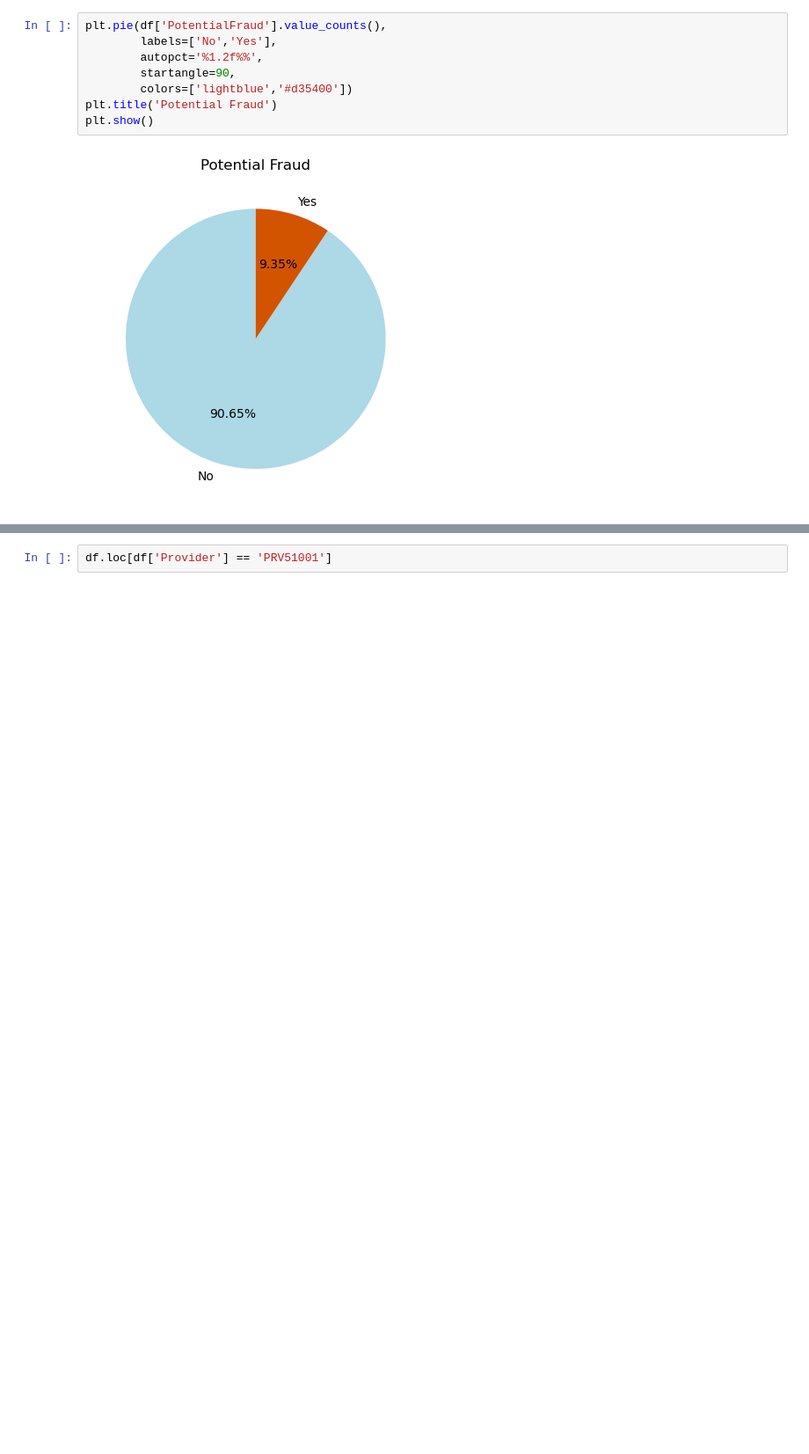
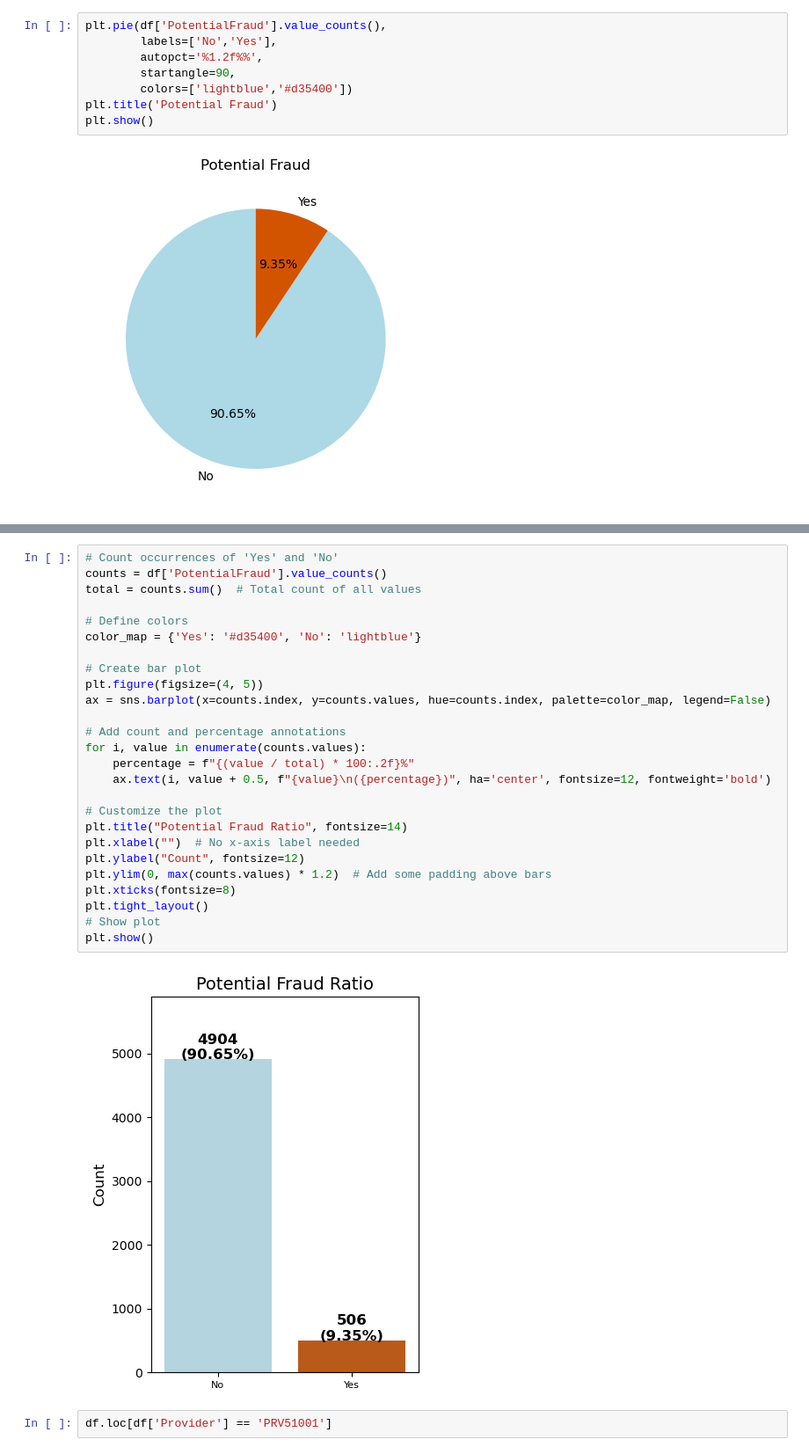
Before and after one commit to ChTomer/MyCapstone, a Jupyter notebook: HealthCareFraudProjectPitch/4train.ipynb, the cells around one changed output, grey strips where cells are left out. Shown at 88% size. Saved outputs shown, nothing was run; the diff lists cells and outputs as text; blank space fills up the shorter version.

```diff
--- a/HealthCareFraudProjectPitch/4train.ipynb
+++ b/HealthCareFraudProjectPitch/4train.ipynb
@@ -98,3 +95,31 @@ Passing `palette` without assigning `hue` is deprecated and will be removed in v
+# %%
+# Count occurrences of 'Yes' and 'No'
+counts = df['PotentialFraud'].value_counts()
+total = counts.sum()  # Total count of all values
+
+# Define colors
+color_map = {'Yes': '#d35400', 'No': 'lightblue'}
+
+# Create bar plot
+plt.figure(figsize=(4, 5))
+ax = sns.barplot(x=counts.index, y=counts.values, hue=counts.index, palette=color_map, legend=False)
+
+# Add count and percentage annotations
+for i, value in enumerate(counts.values):
+    percentage = f"{(value / total) * 100:.2f}%"
+    ax.text(i, value + 0.5, f"{value}\n({percentage})", ha='center', fontsize=12, fontweight='bold')
+
+# Customize the plot
+plt.title("Potential Fraud Ratio", fontsize=14)
+plt.xlabel("")  # No x-axis label needed
+plt.ylabel("Count", fontsize=12)
+plt.ylim(0, max(counts.values) * 1.2)  # Add some padding above bars
+plt.xticks(fontsize=8)
+plt.tight_layout()
+# Show plot
+plt.show()
+# %% [output]
+[figure, added]
 # %%
 df.loc[df['Provider'] == 'PRV51001']
 # %% [output]
```
Also changed, not shown: parts of 1 cell of this notebook, 3 other files.
